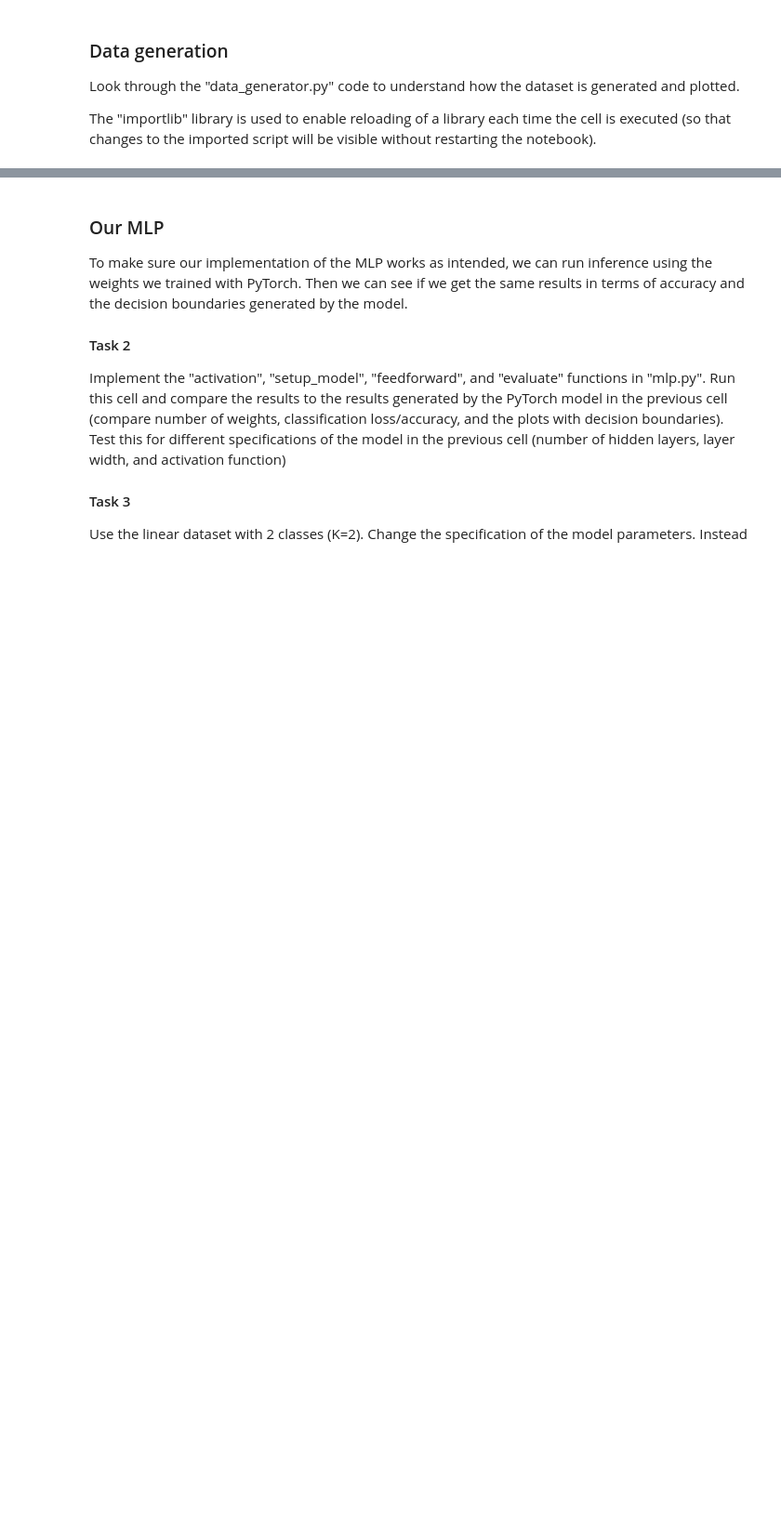
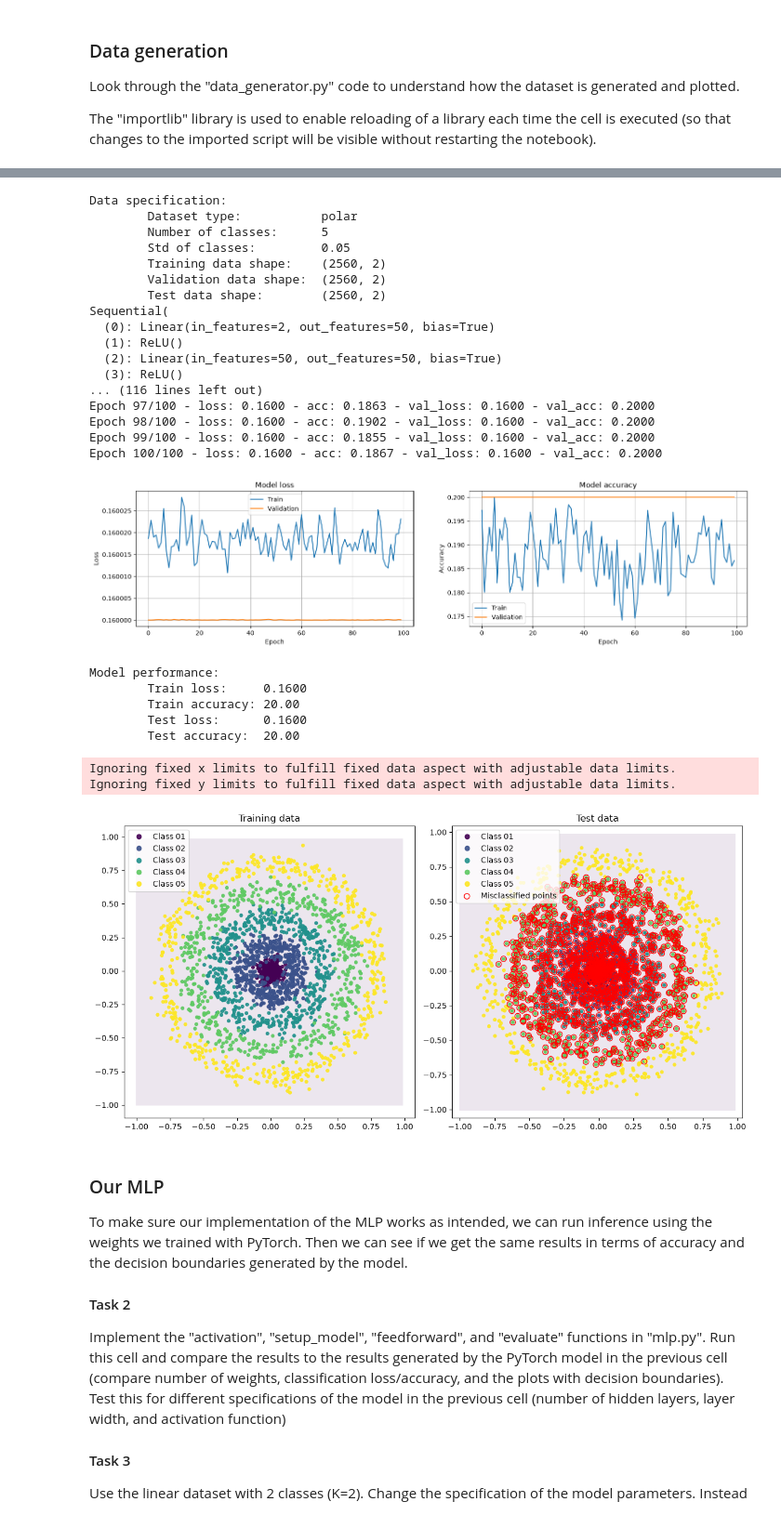
Before and after one commit to SamuelHellqvist/tnm112_labs, a Jupyter notebook: lab01/lab01.ipynb, the cells around one changed output, grey strips where cells are left out. Shown at 93% size. Cells and saved outputs as stored; diff of their text form; code cells hidden in the pictures; blank space fills up the shorter version.

Commit message:
started lab 1 and made it to task 1.3

```diff
--- a/lab01/lab01.ipynb
+++ b/lab01/lab01.ipynb
@@ -85,41 +95,72 @@ import torch
 import torch.nn as nn
 
 # Uncomment to be able to change data specification (instead of having to run the above cell every time)
-data.generate(dataset='linear', N_train=512, N_test=512, K=2, sigma=0.1) # Task 1.1
+#data.generate(dataset='linear', N_train=512, N_test=512, K=2, sigma=0.1) # Task 1.1
+
+# Task 1.2: Polar dataset with 2 classes
 #data.generate(dataset='polar', N_train=512, N_test=512, K=2, sigma=0.1)  # Task 1.2
-#data.generate(dataset='polar', N_train=512, N_test=512, K=5, sigma=0.05) # Task 1.3
+
+# Task 1.3: Polar dataset with 5 classes
+data.generate(dataset='polar', N_train=512, N_test=512, K=5, sigma=0.05) # Task 1.3
 
 # Hyper-parameters
-hidden_layers = 0     # The number of hidden layers in the network (total number of layers will be L=hidden_layers+1)
-layer_width = 5       # The number of neurons in each hidden layer
-activation = 'linear' # Activation function of hidden layers
-init = lambda w: nn.init.normal_(w, mean=0.1, std=0.1) # Initialization method (starting point for the optimization)
-epochs = 4            # Number of epochs for the training
-batch_size = 512      # Batch size to use in training
+hidden_layers = 10     # The number of hidden layers in the network (total number of layers will be L=hidden_layers+1)
+layer_width = 50       # The number of neurons in each hidden layer
+activation = 'relu' # Activation function of hidden layers
+init = lambda w: nn.init.normal_(w, mean=0.01, std=0.01) # Initialization method (starting point for the optimization)
+epochs = 100            # Number of epochs for the training
+batch_size = 32      # Batch size to use in training
 loss = nn.MSELoss()   # Loss function
 
 # The PyTorch MLP model, set up with the specified hyper parameters
 model_t = torch_mlp.TorchMLP(K=data.K, hidden_layers=hidden_layers, layer_width=layer_width,
                              activation=activation, init=init, verbose=True)
 
 # Optimizer (needs the parameters of the model) and an optional learning rate scheduler
 opt = torch.optim.SGD(model_t.parameters(), lr=1.0, momentum=0.0)
 
 # Data loaders, which provide the data in batches
 train_loader = torch_mlp.make_loader(data.x_train, data.y_train_oh, batch_size, shuffle=True)
 val_loader = torch_mlp.make_loader(data.x_valid, data.y_valid_oh, batch_size)
 
 # Train the model a certain number of epochs with a specified batch size
 log = fit(model_t, train_loader, val_loader, loss, opt, epochs=epochs)
 
 # Plot the training progress
 torch_mlp.plot_training(log)
 
 # Evaluate the model (loss and accuracy on the training and test data)
 torch_mlp.evaluate(model_t, data, loss)
 
 # Plot the dataset with decision boundaries generated by the trained model
 data.plot_classifier(model_t)
+# %% [output]
+Data specification:
+        Dataset type:           polar
+        Number of classes:      5
+        Std of classes:         0.05
+        Training data shape:    (2560, 2)
+        Validation data shape:  (2560, 2)
+        Test data shape:        (2560, 2)
+Sequential(
+  (0): Linear(in_features=2, out_features=50, bias=True)
+  (1): ReLU()
+  (2): Linear(in_features=50, out_features=50, bias=True)
+  (3): ReLU()
+... (116 lines left out)
+Epoch 97/100 - loss: 0.1600 - acc: 0.1863 - val_loss: 0.1600 - val_acc: 0.2000
+Epoch 98/100 - loss: 0.1600 - acc: 0.1902 - val_loss: 0.1600 - val_acc: 0.2000
+Epoch 99/100 - loss: 0.1600 - acc: 0.1855 - val_loss: 0.1600 - val_acc: 0.2000
+Epoch 100/100 - loss: 0.1600 - acc: 0.1867 - val_loss: 0.1600 - val_acc: 0.2000
+[figure, added]
+Model performance:
+        Train loss:     0.1600
+        Train accuracy: 20.00
+        Test loss:      0.1600
+        Test accuracy:  20.00
+Ignoring fixed x limits to fulfill fixed data aspect with adjustable data limits.
+Ignoring fixed y limits to fulfill fixed data aspect with adjustable data limits.
+[figure, added]
 # %% [markdown]
 ### Our MLP
 To make sure our implementation of the MLP works as intended, we can run inference using the weights we trained with PyTorch. Then we can see if we get the same results in terms of accuracy and the decision boundaries generated by the model.
```
Also changed, not shown: parts of 4 cells of this notebook, 2 other files.
